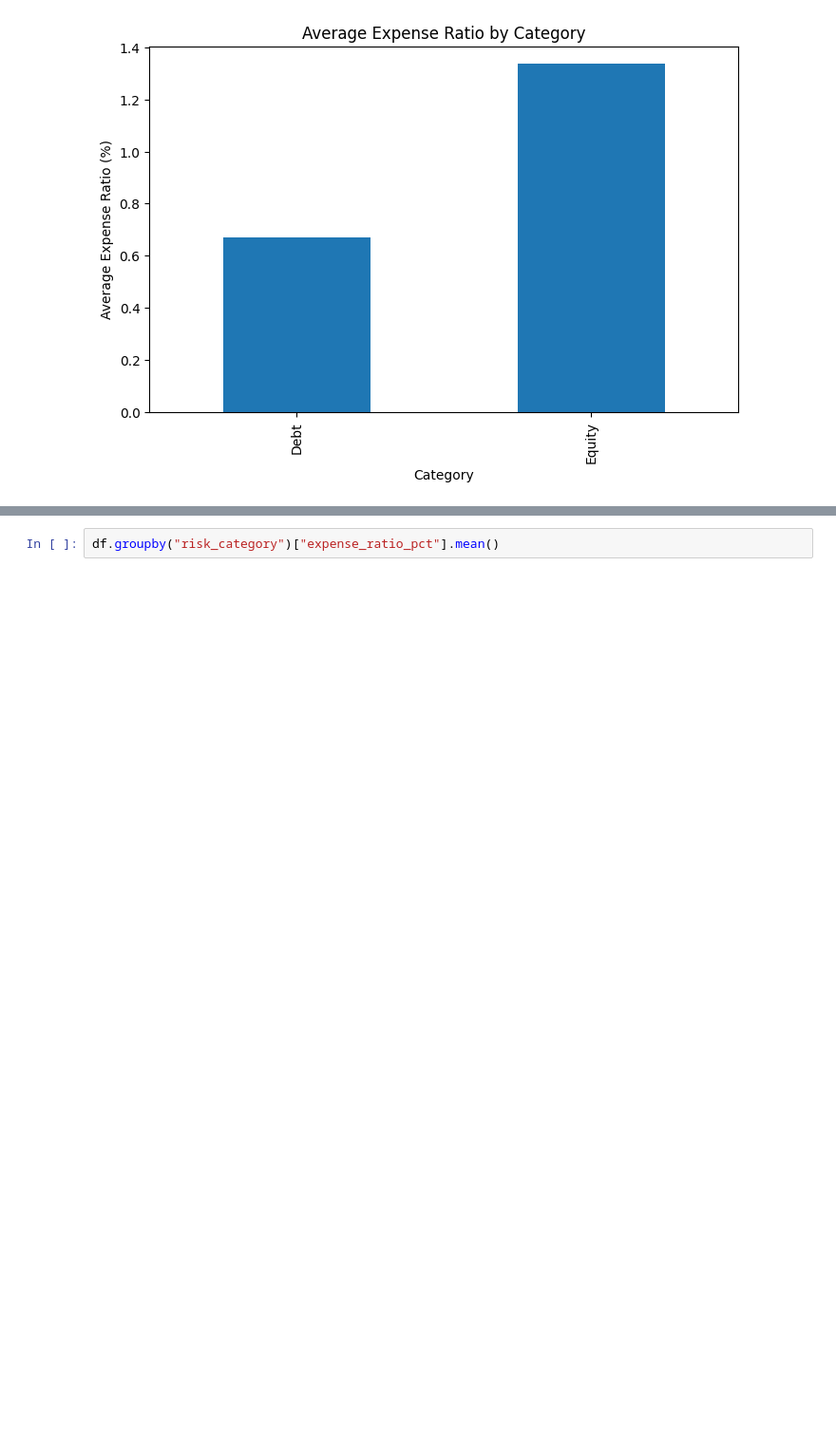
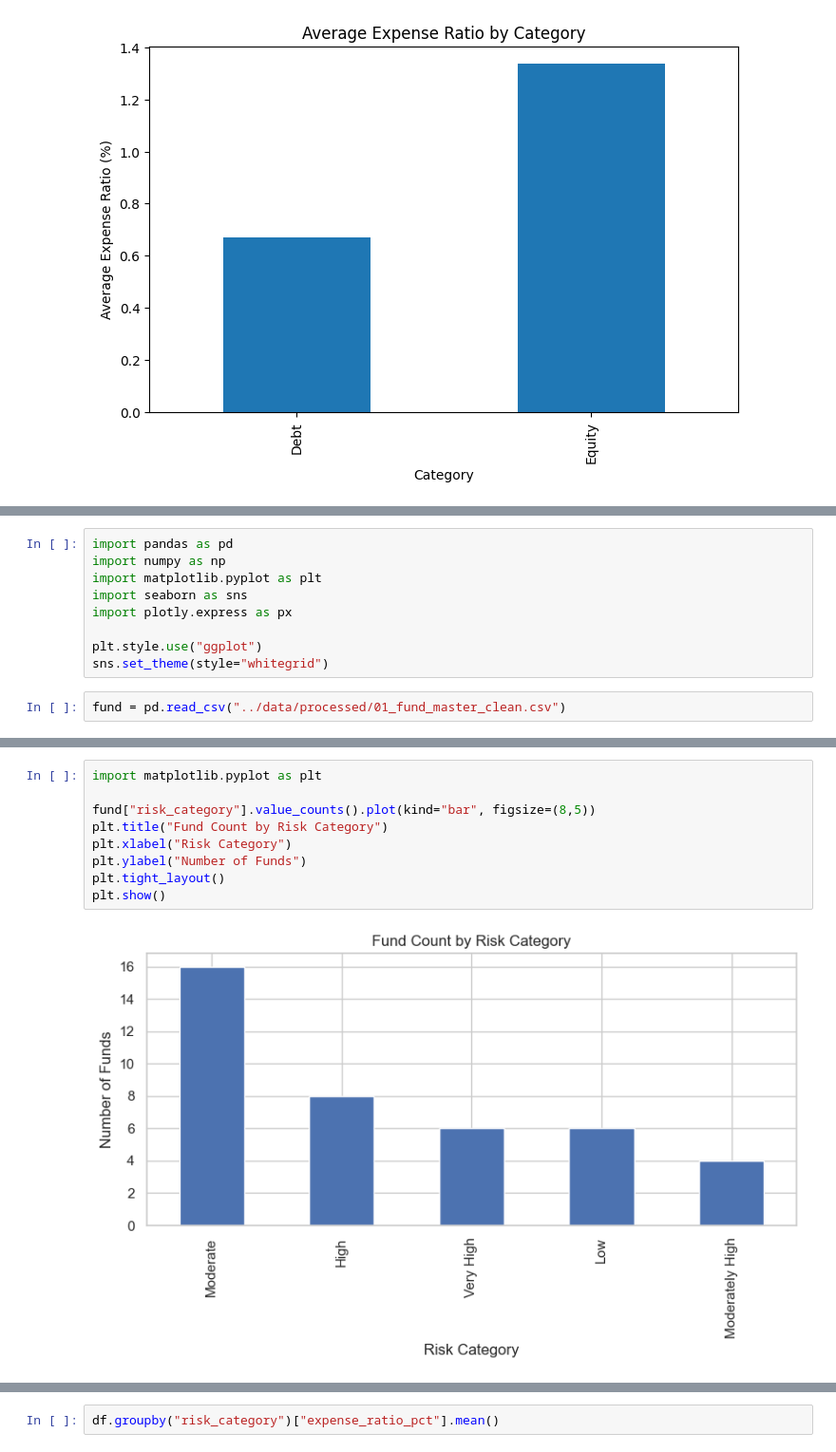
Before and after one commit to singhradhika26986-ops/capstone-mutual-fund-analytics, a Jupyter notebook: notebooks/eda_analysis.ipynb, the cells around one changed output, grey strips where cells are left out. Shown at 95% size. Drawn from its saved outputs; the diff is of its cells as text; blank space fills up the shorter version.

```diff
--- a/notebooks/eda_analysis.ipynb
+++ b/notebooks/eda_analysis.ipynb
@@ -218,0 +239,11 @@ plt.show()
+# %%
+import pandas as pd
+import numpy as np
+import matplotlib.pyplot as plt
+import seaborn as sns
+import plotly.express as px
+
+plt.style.use("ggplot")
+sns.set_theme(style="whitegrid")
+# %%
+fund = pd.read_csv("../data/processed/01_fund_master_clean.csv")
@@ -218,0 +289,11 @@ plt.show()
+# %%
+import matplotlib.pyplot as plt
+
+fund["risk_category"].value_counts().plot(kind="bar", figsize=(8,5))
+plt.title("Fund Count by Risk Category")
+plt.xlabel("Risk Category")
+plt.ylabel("Number of Funds")
+plt.tight_layout()
+plt.show()
+# %% [output]
+[figure, added]
```
Also changed, not shown: parts of 19 cells of this notebook.
